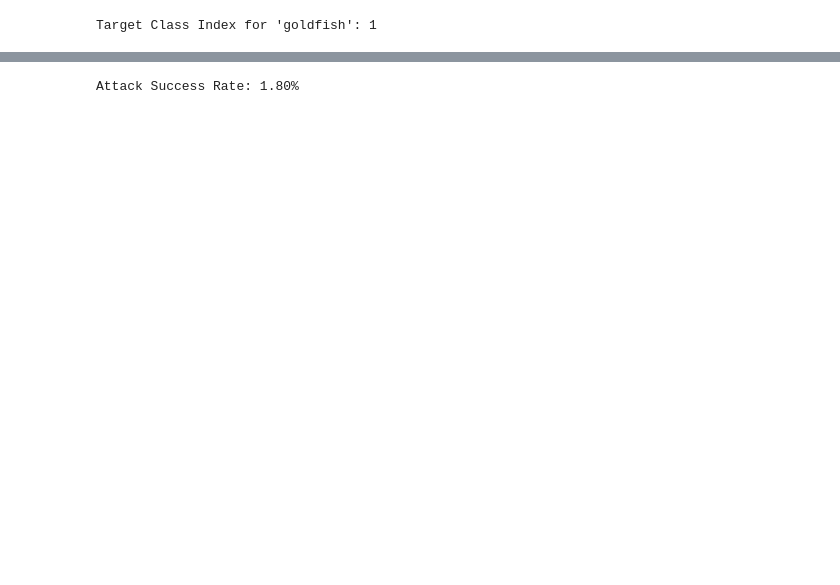
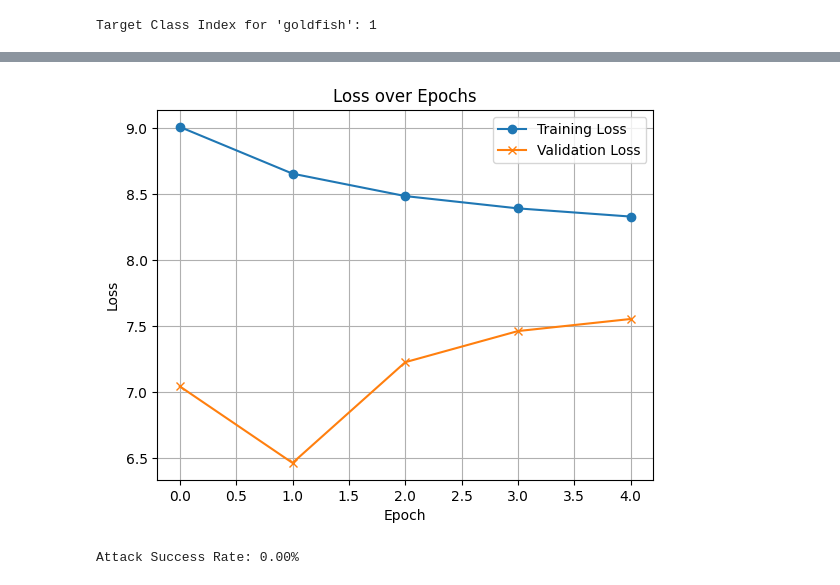
Before and after one commit to AndreYang333/ExplainableAI, a Jupyter notebook: “adversarialpatch_ipynb”的副本.ipynb, the cells around one changed output, grey strips where cells are left out. Cells and saved outputs as stored; diff of their text form; code cells hidden in the pictures; blank space fills up the shorter version.

```diff
--- a/“adversarialpatch_ipynb”的副本.ipynb
+++ b/“adversarialpatch_ipynb”的副本.ipynb
@@ -211,7 +229,7 @@ train_loss_values = []
 val_loss_values = []
 saved_params_withnoclamp = []  # List to store the parameters of the model and adversarial patch
 
-num_epochs = 4
+num_epochs = 5
 # Training loop
 for epoch in range(num_epochs):
     epoch_loss = 0.0
@@ -312,3 +330,4 @@ plt.ylabel('Loss')
 plt.grid(True)
 plt.legend()
 plt.show()
+# %% [output]
@@ -315,13 +344,12 @@ plt.show()
+[figure, added]
 # %%
-
-
 # Evaluate the patch
 model.eval()
 success = 0
 total = 0
 
 for images, labels in valloader:
-    patched_images = [apply_patch(img, adversarial_patch).unsqueeze(0) for img in images]
+    patched_images = [apply_patch(img, saved_params_withnoclamp[0]['adversarial_patch']).unsqueeze(0) for img in images]
     patched_images = torch.cat(patched_images)
 
     # Forward pass
@@ -334,7 +362,7 @@ for images, labels in valloader:
 
 print(f"Attack Success Rate: {100 * success / total:.2f}%")
 # %% [output]
-Attack Success Rate: 1.80%
+Attack Success Rate: 0.00%
 # %%
 # Convert patch tensor to PIL Image for visualization
 def tensor_to_pil(tensor):
```
Also changed, not shown: parts of 7 cells of this notebook.
